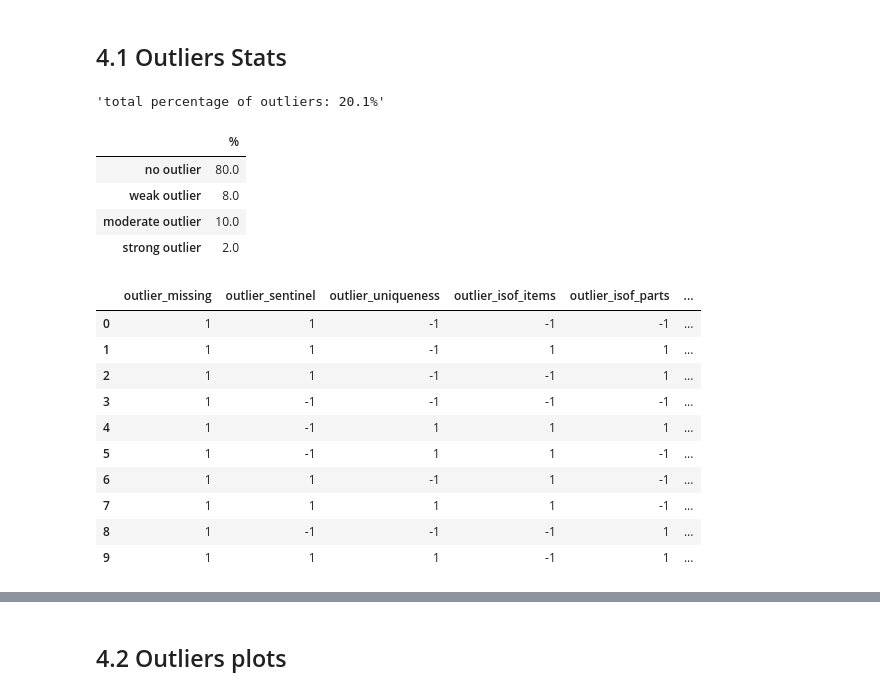
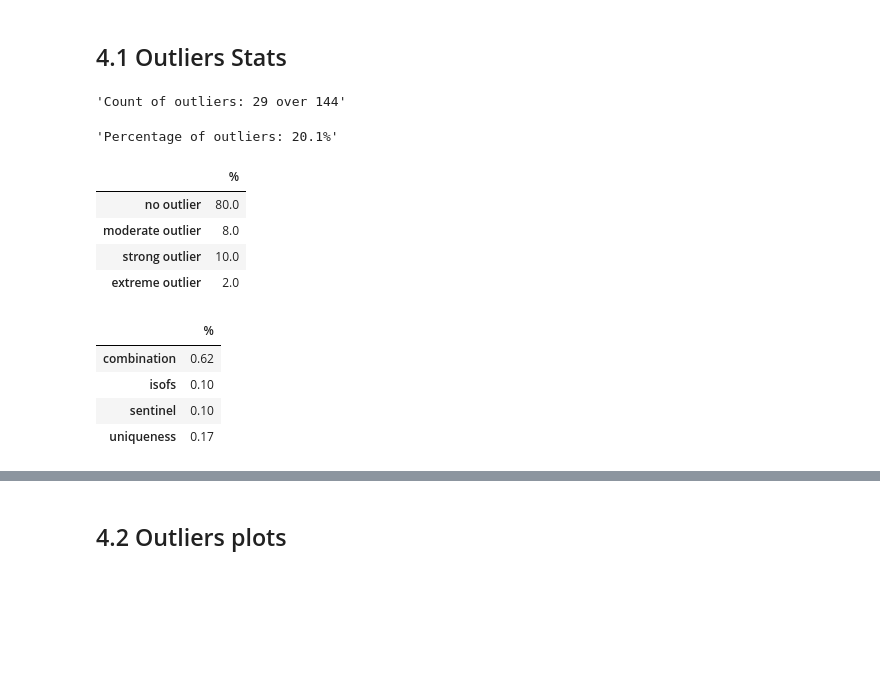
Before and after one commit to alkaest2002/mhsc, a Jupyter notebook: analysis.ipynb, the cells around one changed output, grey strips where cells are left out. Saved outputs shown, nothing was run; the diff lists cells and outputs as text; code cells hidden in the pictures; blank space fills up the shorter version.

```diff
--- a/analysis.ipynb
+++ b/analysis.ipynb
@@ -299,15 +298,15 @@ def isofs_guard(df, isof_items, isof_parts):
 # %% [markdown]
 ### 2.1.5 Outlier strength
 # %%
-def outlier_strength(df):
+def outlierness_score(df):
     def compute_strength(x):
         score = 0
         # positive sentinel items dersrve high attention
         if x["outlier_sentinel"] == -1: score = .08
-        # choose the highest
+        # choose the highest computed value for strength score
         score = np.max([((x == -1).sum() / x.shape[0]), score])
         return score
-    df["outlier_strength"] = df.filter(regex="outlier").apply(compute_strength, axis=1)
+    df["outlierness_score"] = df.filter(regex="outlier").apply(compute_strength, axis=1)
     return df
 # %% [markdown]
 ##  3 APPLY PIPE IN ORDER TO IDENTIFY OUTLIERS
@@ -317,7 +316,7 @@ df = (df
         .pipe(sentinel_items_guard)
         .pipe(uniqueness_of_sequence_guard, recurrent_sequences = recurrent_sequences)
         .pipe(isofs_guard, isof_items=isof_items, isof_parts=isof_parts)
-        .pipe(outlier_strength)
+        .pipe(outlierness_score)
      )
 
 df.head()
@@ -335,65 +334,70 @@ df.head()
 # %% [markdown]
 ## 4.1 Outliers Stats
 # %%
-count_of_outiers = df.filter(regex="outlier(?!_strength)").apply(lambda x: (x==-1).any(), axis=1).sum()
+# count outliers columsn (except outlier_strength)
+count_of_outiers = df.filter(regex="outlier_").apply(lambda x: (x==-1).any(), axis=1).sum().astype(int)
 perc_of_otuliers = count_of_outiers / df.shape[0]
 # show percentages of identified outliers
-"total percentage of outliers: {:.1f}%".format(perc_of_otuliers * 100)
+display("Count of outliers: {:.0f} over {:.0f}".format(count_of_outiers, df.shape[0]))
+display("Percentage of outliers: {:.1f}%".format(perc_of_otuliers * 100))
 # %% [output]
-'total percentage of outliers: 20.1%'
+'Count of outliers: 29 over 144'
+'Percentage of outliers: 20.1%'
 # %%
-outliers_columns = [f"outlier_{o}" for o in ["sentinel","uniqueness","isof_items", "isof_parts"]]
+# select outlier columns (except missing, as in our dataset there are no profiles with missing items)
+outliers_columns = df.filter(regex="outlier_(?!missing)").columns.to_list()
 
+# compute outliers data
 outliers_data = (df[outliers_columns]
         .value_counts(normalize=True)
         .to_frame()
         .iloc[1:]
         .reset_index(drop=False))
 
-(outliers_data.groupby(by=
-    (outliers_data.iloc[:,:-1] == -1).sum(axis=1).sort_values()).sum().iloc[:,[-1]]
-).style.format(precision=2)
-
 outlier_scores = (
     df.pivot_table(index=outliers_columns, values="bio_gender", aggfunc=np.size).reset_index(drop=False)
 )
 
 grouping = pd.Series(
-        ["strong outlier","moderate outlier","moderate outlier","weak outlier","moderate outlier",
-         "moderate outlier","moderate outlier","weak outlier","weak outlier","weak outlier","no outlier"])
+        ["extreme outlier","strong outlier","strong outlier","moderate outlier","strong outlier",
+         "strong outlier","strong outlier","moderate outlier","moderate outlier","moderate outlier","no outlier"])
 
-(outlier_scores
-    .groupby(grouping)["bio_gender"].sum() / df.shape[0]
-).to_frame().reindex(
-    ["no outlier", "weak outlier","moderate outlier","strong outlier"]
-).rename(columns={"bio_gender": "%"}).round(2)*100
+((outlier_scores.groupby(grouping)["bio_gender"].sum() / df.shape[0]
+)
+    .to_frame()
+    .reindex(["no outlier", "moderate outlier","strong outlier","extreme outlier"])
+    .rename(columns={"bio_gender": "%"})
+    .round(2)*100
+)
 # %% [output]
 |  | % |
 | no outlier | 80.0 |
-| weak outlier | 8.0 |
-| moderate outlier | 10.0 |
-| strong outlier | 2.0 |
+| moderate outlier | 8.0 |
+| strong outlier | 10.0 |
+| extreme outlier | 2.0 |
 # %%
 outliers_columns = [f"outlier_{o}" for o in ["missing", "sentinel","uniqueness","isof_items", "isof_parts"]]
 
+
 outliers_by_step = (df[(df[outliers_columns] == -1).any(axis=1)][[*outliers_columns]])
+
+grouping = [
+    "combination","uniqueness","combination","combination","sentinel","combination","combination","isofs",
+    "combination","isofs"
+]
 
 (
     outliers_by_step
         .astype(str)
         .value_counts(normalize=True)
         .reset_index(drop=False)
         .round(2)
-)
+        .groupby(grouping)
+            .sum()
+)["proportion"].to_frame().rename(columns={"proportion": "%"})
 # %% [output]
-|  | outlier_missing | outlier_sentinel | outlier_uniqueness | outlier_isof_items | outlier_isof_parts | ... |
-| 0 | 1 | 1 | -1 | -1 | -1 | ... |
-| 1 | 1 | 1 | -1 | 1 | 1 | ... |
-| 2 | 1 | 1 | -1 | -1 | 1 | ... |
-| 3 | 1 | -1 | -1 | -1 | -1 | ... |
-| 4 | 1 | -1 | 1 | 1 | 1 | ... |
-| 5 | 1 | -1 | 1 | 1 | -1 | ... |
-| 6 | 1 | 1 | -1 | 1 | -1 | ... |
-| 7 | 1 | 1 | 1 | 1 | -1 | ... |
-| 8 | 1 | -1 | -1 | -1 | 1 | ... |
-| 9 | 1 | 1 | 1 | -1 | 1 | ... |
+|  | % |
+| combination | 0.62 |
+| isofs | 0.10 |
+| sentinel | 0.10 |
+| uniqueness | 0.17 |
```
Also changed, not shown: parts of 13 cells of this notebook, 5 other files.
